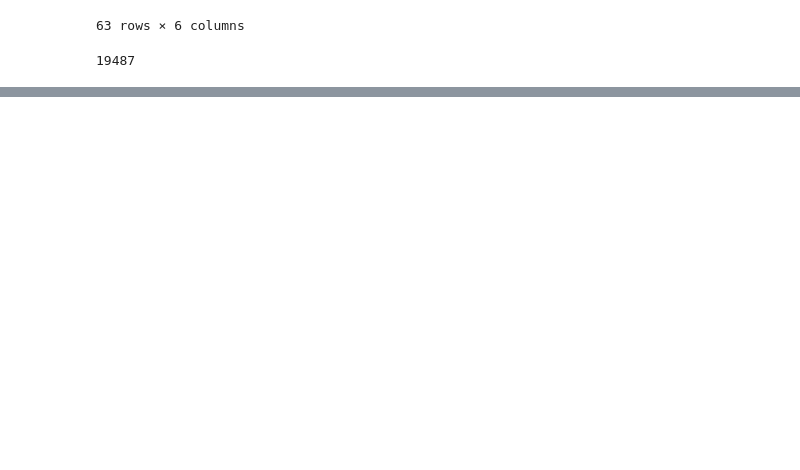
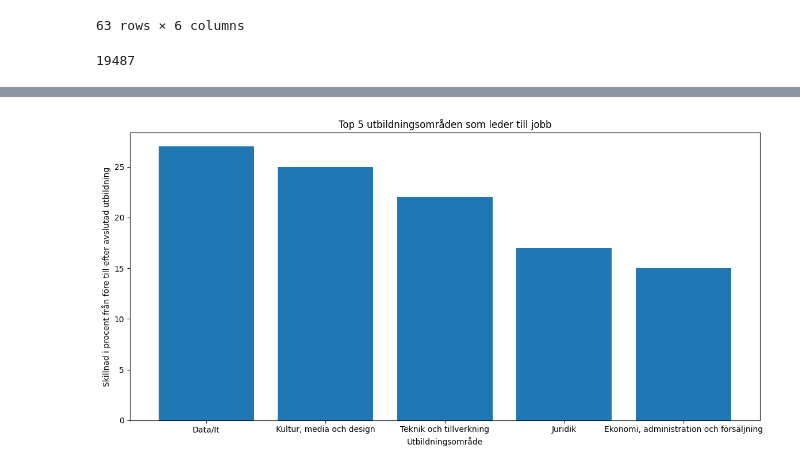
Before and after one commit to AlejandroHiroshima/Data_visualisation_grupp8, a Jupyter notebook: explorations/eda_alexander.ipynb, the cells around one changed output, grey strips where cells are left out. Saved outputs shown, nothing was run; the diff lists cells and outputs as text; code cells hidden in the pictures; blank space fills up the shorter version.

Commit message:
2 graphs saved

```diff
--- a/explorations/eda_alexander.ipynb
+++ b/explorations/eda_alexander.ipynb
@@ -132,0 +133,13 @@ fig.show()
+# %%
+df_diff = pd.DataFrame({
+    'Utbildningsområde': df_after_clean.index,
+    'Anställda före': anstallda_before,
+    'Anställda efter': anstallda_after
+})
+
+df_diff['Skillnad'] = df_diff['Anställda efter'] - df_diff['Anställda före']
+
+df_diff_sorted = df_diff.sort_values(by='Skillnad', ascending=False)
+top_5 = df_diff_sorted.head(5)
+
+top_5
@@ -132,0 +154,22 @@ fig.show()
+# %%
+import matplotlib.pyplot as plt
+
+fig, ax = plt.subplots(figsize = (12,6))
+
+ax.bar(
+    x= top_5["Utbildningsområde"],
+    height= top_5["Skillnad"],
+    width=0.8
+)
+
+ax.set(
+    title= "Top 5 utbildningsområden som leder till jobb",
+    xlabel= "Utbildningsområde",
+    ylabel= "Skillnad i procent från före till efter avslutad utbildning")
+
+
+
+fig.tight_layout()
+fig.savefig("top5_utbildningar.png")
+# %% [output]
+[figure, added]
```
Also changed, not shown: parts of 3 cells of this notebook, 2 other files.
